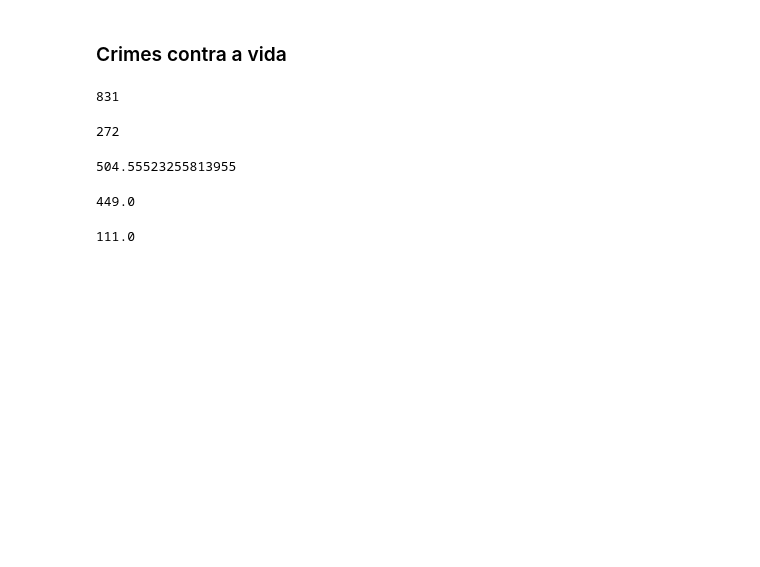
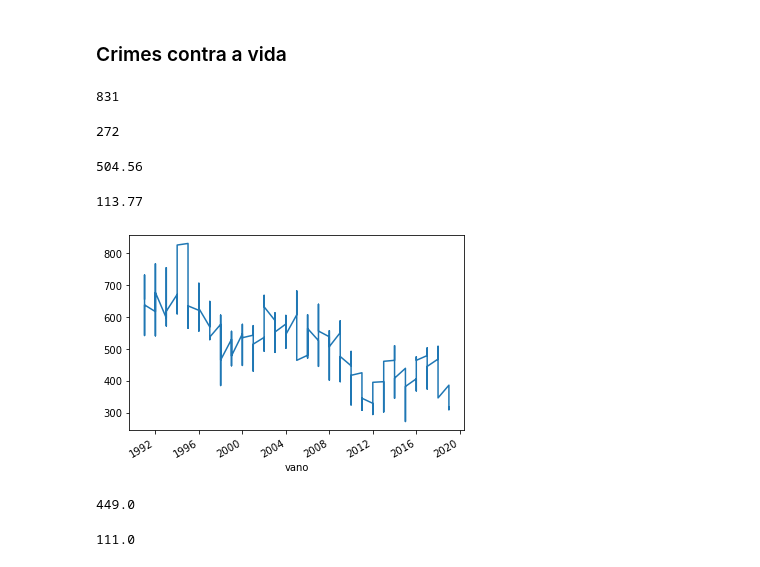
Before and after one commit to danielesantiago/Data-Science, a Jupyter notebook: Análises/Análise da Violência no Rio de Janeiro.ipynb, the cells around one changed output. Drawn from its saved outputs; the diff is of its cells as text; code cells hidden in the pictures; blank space fills up the shorter version.

```diff
--- a/Análises/Análise da Violência no Rio de Janeiro.ipynb
+++ b/Análises/Análise da Violência no Rio de Janeiro.ipynb
@@ -185,12 +193,19 @@ df.hom_doloso.min()
 272
 # %%
 # média de homicídios dolosos
-df.hom_doloso.mean()
+round(df.hom_doloso.mean(), 2)
 # %% [output]
-504.55523255813955
+504.56
 # %%
 # Desvio padrão do homicídio doloso
-df.hom_doloso.std()
+round(df.hom_doloso.std(),2)
+# %% [output]
+113.77
+# %%
+# Gráfico de linhas referente ao homicídio doloso
+df.hom_doloso.plot();
+# %% [output]
+[figure, added]
 # %%
 # 5. Encontre os valores máximos, mínimos, média e desvio padrão da coluna `hom_culposo`
 #valor máximo
```
Also changed, not shown: parts of 19 cells of this notebook.
